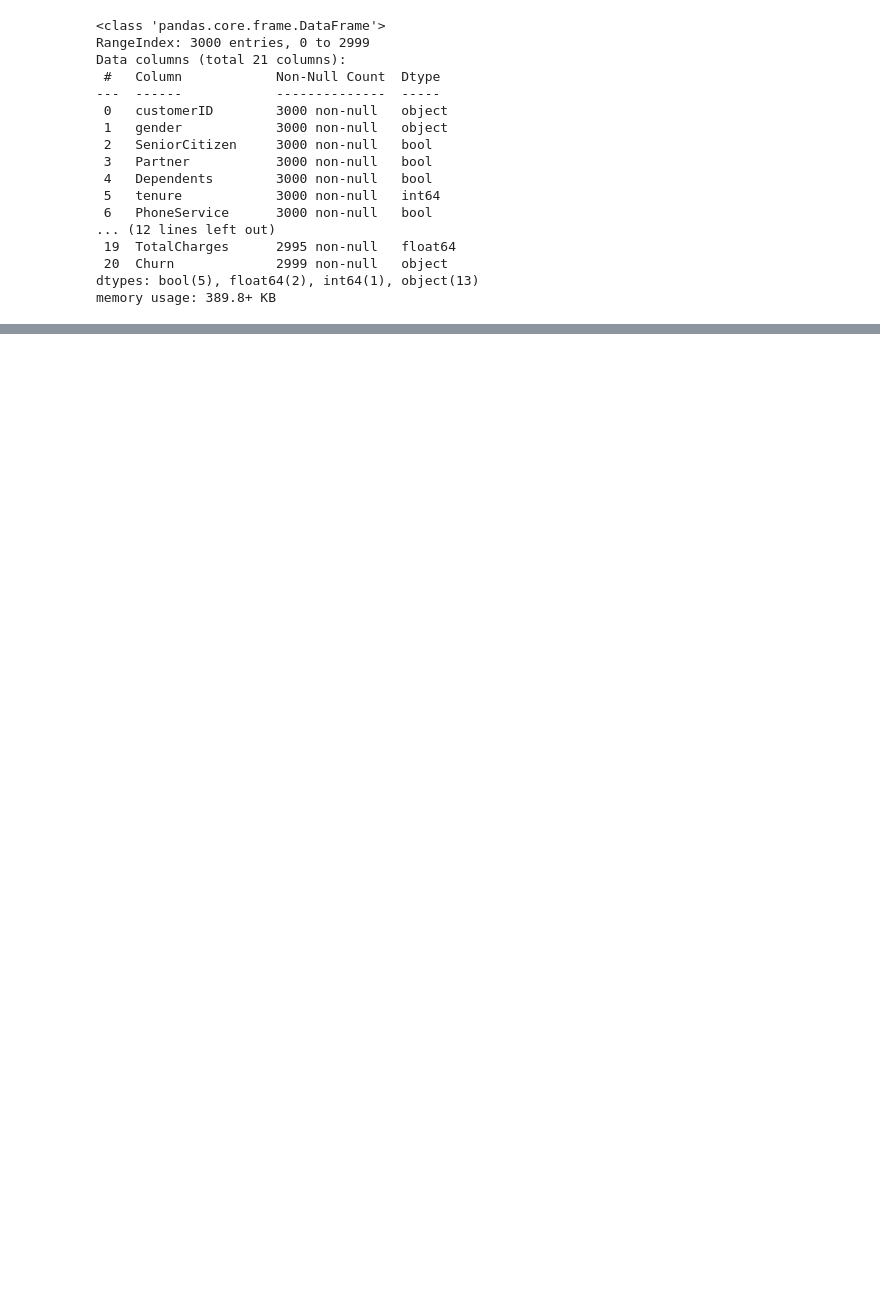
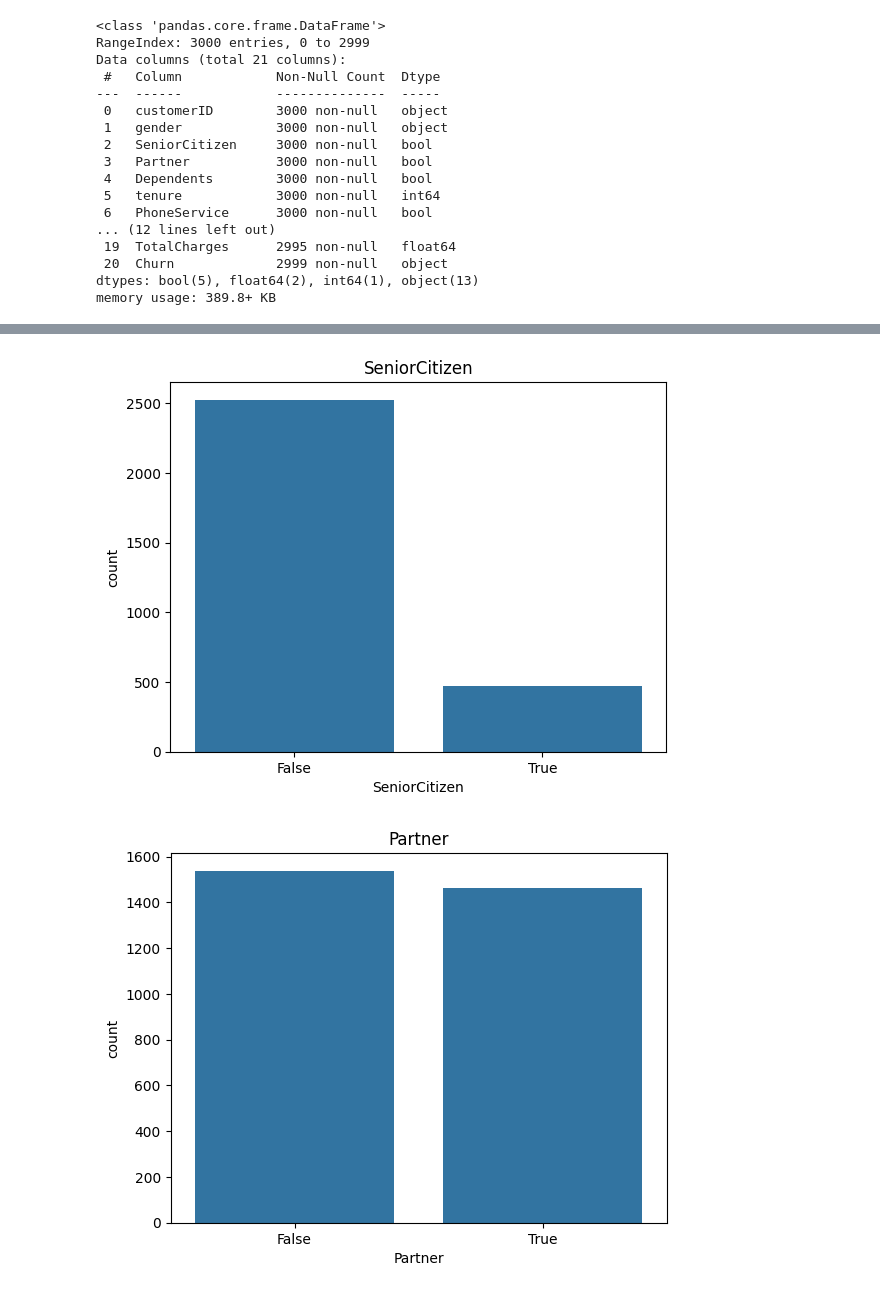
Before and after one commit to Joemuchiri2/LP2, a Jupyter notebook: LP2.ipynb, the cells around one changed output, grey strips where cells are left out. Drawn from its saved outputs; the diff is of its cells as text; code cells hidden in the pictures; blank space fills up the shorter version.

```diff
--- a/LP2.ipynb
+++ b/LP2.ipynb
@@ -62,0 +129,10 @@ plt.show()
+# %%
+boolean_columns = ['SeniorCitizen', 'Partner', 'Dependents', 'PhoneService', 'PaperlessBilling']
+
+for column in boolean_columns:
+    sns.countplot(data=First_Churn , x=column)
+    plt.title(column)
+    plt.show()
+# %% [output]
+[figure, added]
+[figure, added]
```
Also changed, not shown: parts of 12 cells of this notebook, 1 other file.
